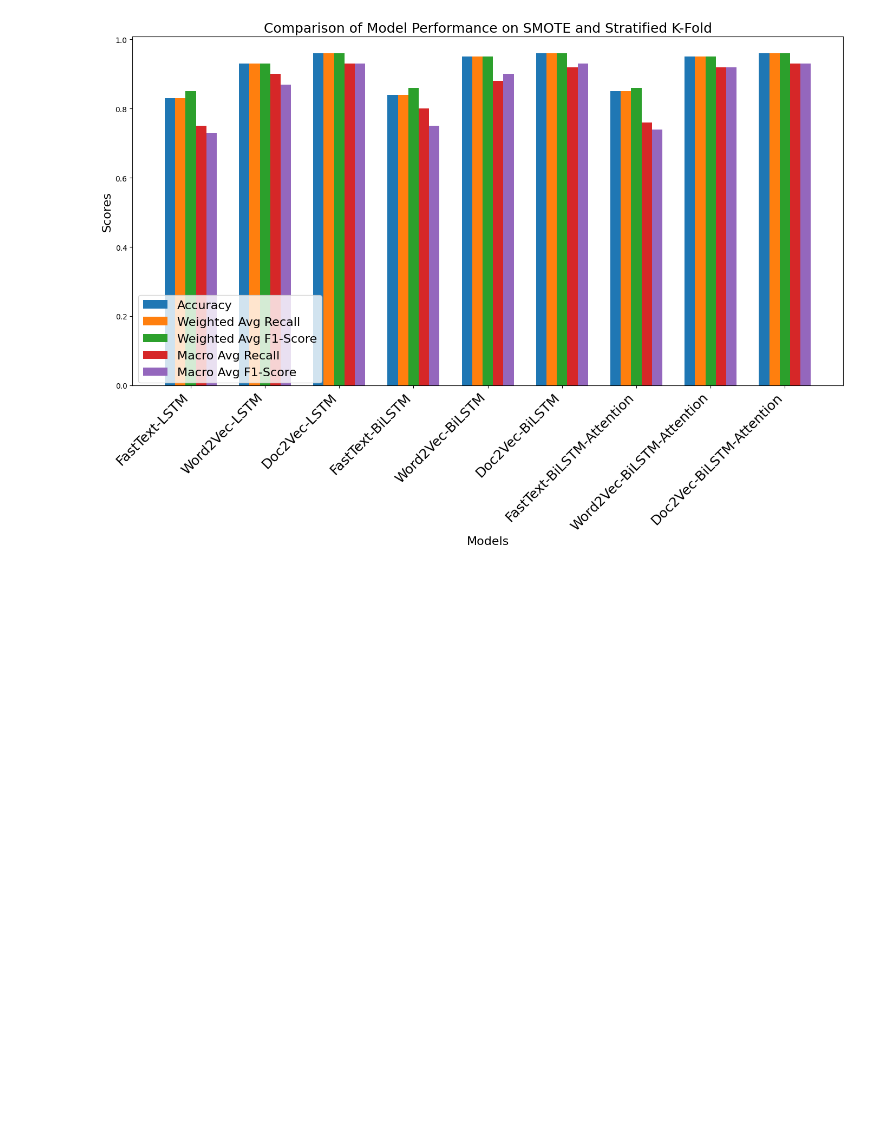
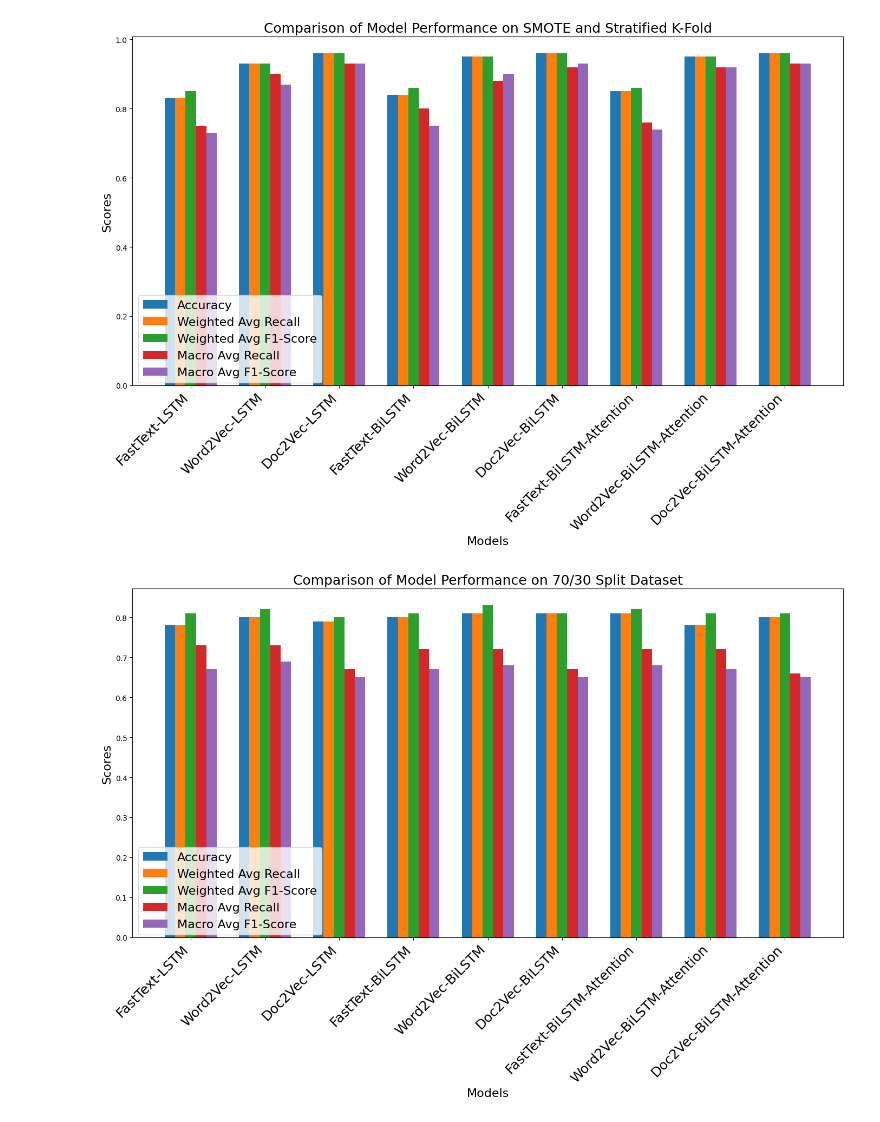
Before and after one commit to rifkiandriyanto/sentiment-analysis-hotel-review, a Jupyter notebook: split-dataset/results/compare-70-30-split-dataset.ipynb, the cells around one changed output. Saved outputs shown, nothing was run; the diff lists cells and outputs as text; code cells hidden in the pictures; blank space fills up the shorter version.

```diff
--- a/split-dataset/results/compare-70-30-split-dataset.ipynb
+++ b/split-dataset/results/compare-70-30-split-dataset.ipynb
@@ -310,3 +168,48 @@ fig.tight_layout()
 plt.show()
 # %% [output]
 [figure]
+# %%
+import matplotlib.pyplot as plt
+import numpy as np
+
+# Data for plotting
+labels = [
+    'FastText-LSTM', 'Word2Vec-LSTM', 'Doc2Vec-LSTM',
+    'FastText-BiLSTM', 'Word2Vec-BiLSTM', 'Doc2Vec-BiLSTM',
+    'FastText-BiLSTM-Attention', 'Word2Vec-BiLSTM-Attention', 'Doc2Vec-BiLSTM-Attention'
+]
+
+accuracy = [0.78, 0.80, 0.79, 0.80, 0.81, 0.81, 0.81, 0.78, 0.80]
+weighted_avg_recall = [0.78, 0.80, 0.79, 0.80, 0.81, 0.81, 0.81, 0.78, 0.80]
+weighted_avg_f1_score = [0.81, 0.82, 0.80, 0.81, 0.83, 0.81, 0.82, 0.81, 0.81]
+macro_avg_recall = [0.73, 0.73, 0.67, 0.72, 0.72, 0.67, 0.72, 0.72, 0.66]
+macro_avg_f1_score = [0.67, 0.69, 0.65, 0.67, 0.68, 0.65, 0.68, 0.67, 0.65]
+
+x = np.arange(len(labels))  # the label locations
+width = 0.14  # the width of the bars
+
+fig, ax = plt.subplots(figsize=(14,10))
+rects1 = ax.bar(x - 2*width, accuracy, width, label='Accuracy')
+rects2 = ax.bar(x - width, weighted_avg_recall, width, label='Weighted Avg Recall')
+rects3 = ax.bar(x, weighted_avg_f1_score, width, label='Weighted Avg F1-Score')
+rects4 = ax.bar(x + width, macro_avg_recall, width, label='Macro Avg Recall')
+rects5 = ax.bar(x + 2*width, macro_avg_f1_score, width, label='Macro Avg F1-Score')
+
+# Add some text for labels, title and custom x-axis tick labels, etc.
+ax.set_ylabel('Scores', fontsize=16)
+ax.set_title('Comparison of Model Performance on 70/30 Split Dataset', fontsize=18)
+
+ax.set_xlabel('Models', fontsize=16)
+ax.set_xticks(x)
+ax.set_xticklabels(labels, rotation=45, ha='right', fontsize=18)
+
+# Move the legend to inside the plot area, at the bottom left
+ax.legend(loc='lower left', bbox_to_anchor=(0, -0.01), fontsize=16)
+
+# Adjust the margins
+fig.subplots_adjust(left=0.05, right=0.95)
+
+fig.tight_layout()
+plt.show()
+# %% [output]
+[figure, added]
```
Also changed, not shown: parts of 4 cells of this notebook, 5 other files.
